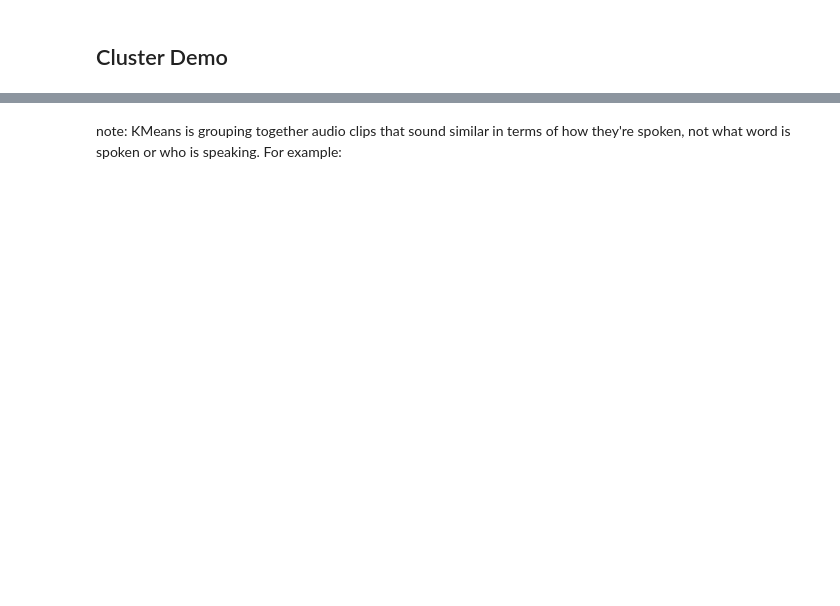
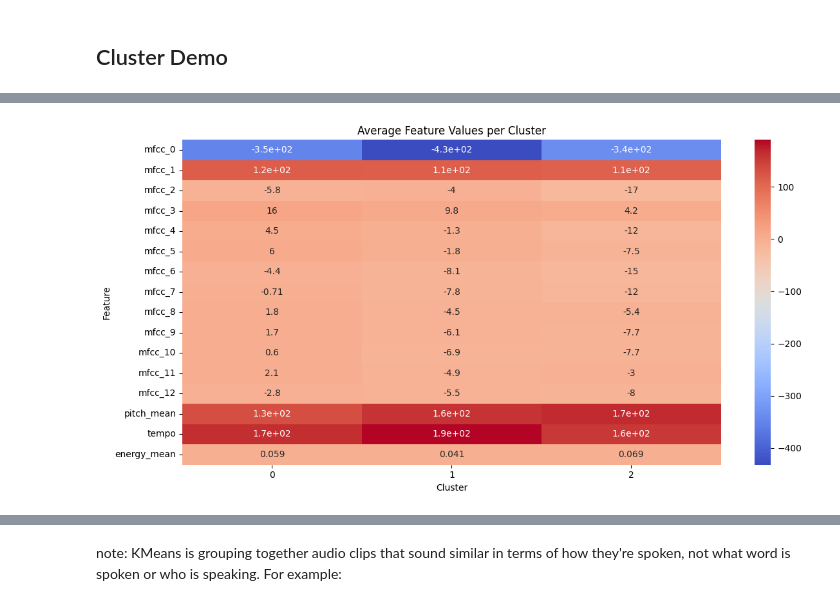
Before and after one commit to lkhellah/speech-clustering, a Jupyter notebook: demo-notebook.ipynb, the cells around one changed output, grey strips where cells are left out. Cells and saved outputs as stored; diff of their text form; code cells hidden in the pictures; blank space fills up the shorter version.

```diff
--- a/demo-notebook.ipynb
+++ b/demo-notebook.ipynb
@@ -119 +113,15 @@ information and possible workarounds, please see
+# %%
+# heat map to understand clustering
+import seaborn as sns
+import matplotlib.pyplot as plt
+
+plt.figure(figsize=(12, 6))
+sns.heatmap(cluster_summary.T, annot=True, cmap="coolwarm")
+plt.title("Average Feature Values per Cluster")
+plt.xlabel("Cluster")
+plt.ylabel("Feature")
+plt.tight_layout()
+plt.show()
+# %% [output]
+[figure, added]
 # %%
```
Also changed, not shown: parts of 15 cells of this notebook, 5 other files.
